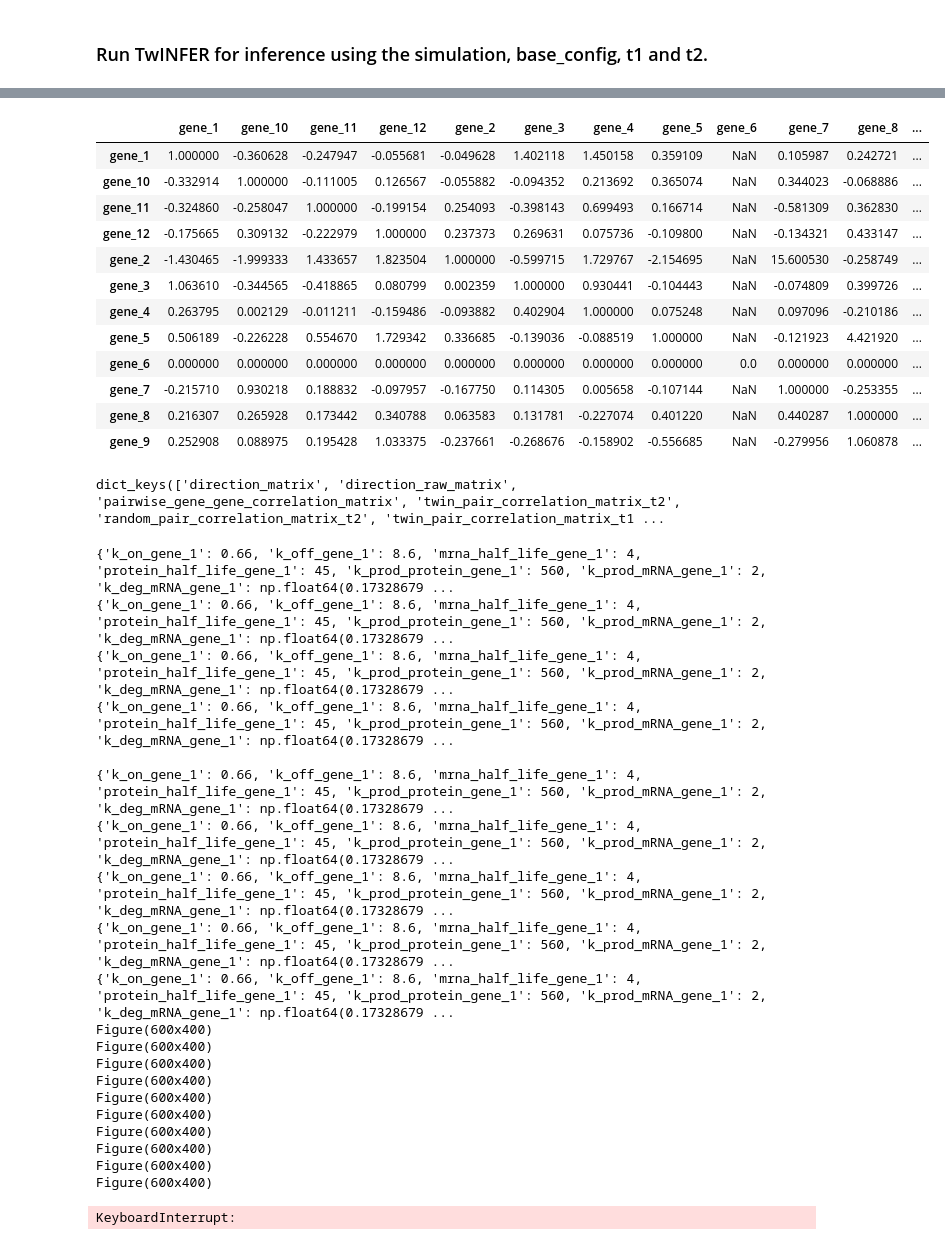
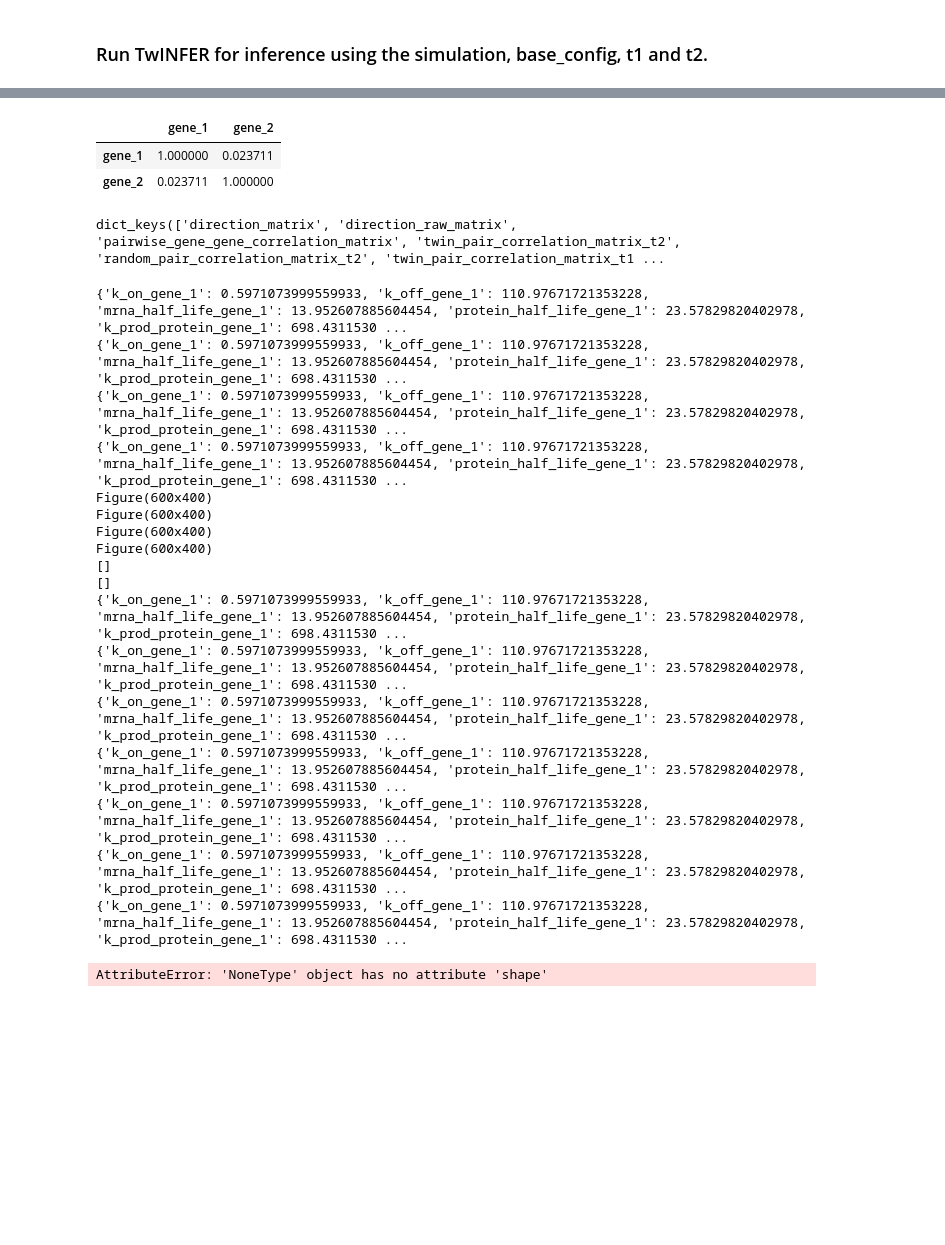
Before and after one commit to Keerthana910234/TwINFER, a Jupyter notebook: TwINFER_simulation_and_analysis.ipynb, the cells around one changed output, grey strips where cells are left out. Drawn from its saved outputs; the diff is of its cells as text; code cells hidden in the pictures; blank space fills up the shorter version.

```diff
--- a/TwINFER_simulation_and_analysis.ipynb
+++ b/TwINFER_simulation_and_analysis.ipynb
@@ -32,12 +32,12 @@ base_config = {
     'simulation_time_before_division': 1000, #The time used to run the initial cells before division. User must set this time to ensure the population reaches steady state [hours]
     'twin_simulation_time_after_division': 48, #The time twin cells are simulated after division and measurements are stored in the output[hours]
     'twin_measurement_resolution': 1, #The time between each measurement of twin cells [hours]. For example, if twin_sampling_duration is 12 and twin_measurement_resolution is 1, the final dataframe will contain hourly measurements for 12 hours (0 is birth).
-    "path_to_connectivity_matrix": f"/home/gzu5140/Keerthana_b1042/grnInference/simulation_data/connectivity_matrix_figure1network.txt", #path to the connectivity matrix specifying the GRN to simulate
-    "param_csv": f"{path_to_data}/median_parameter.csv", #Path to the parameters for all genes and interaction terms
-    "rows_to_use": [[0,0,0,0,0,0,0,0,0,0,0,0]], #Rows in the parameter's csv file for each gene. Example - [0,0] will mean use row 0 parameters for both gene 1 and 2. The length should be equal to number of genes in the system.
+    "path_to_connectivity_matrix": f"/home/gzu5140/Keerthana_b1042/grnInference/code/TwINFER/simulation_example_input_data/connectivity_matrix_A_to_B.txt", #path to the connectivity matrix specifying the GRN to simulate
+    "param_csv": f"/home/gzu5140/Keerthana_b1042/grnInference/simulation_data/parameter_scan_simulations/simulation_details/parameters_3genes_positive_reg_pi_on_r_add_scaled.csv", #Path to the parameters for all genes and interaction terms
+    "rows_to_use": [[0,1]], #Rows in the parameter's csv file for each gene. Example - [0,0] will mean use row 0 parameters for both gene 1 and 2. The length should be equal to number of genes in the system.
     "output_folder": f"{path_to_code_repo}/example_simulation_output/", #Path to folder to store simulation
     "log_file": f"{path_to_code_repo}/example_simulation_output/example_log.jsonl", #Path to the log file
-    "type": ":inear_cascade",  # Name of the network used -- will be in the filename
+    "type": ":linear_cascade",  # Name of the network used -- will be in the filename
     "number_of_parallel_parameters": 1, #Number of parameters to be run in parallel
     "number_of_cores_per_parameter": 4, #Number of cores to be used per parameter (number_of_parallel_parameters * number_of_cores_per_parameter = number of cores in your computer)
 }
@@ -108,7 +108,8 @@ def infer_with_twinfer(path_to_simulation_file= None, base_config=None, t1 = Non
                         plot_correlation_matrices_as_heatmap=True,
                         have_any_output=True,
                         seed = 101010,
-                        infer_direction_for_which_edges = "single-state"):
+                        infer_direction_for_which_edges = "single-state",
+                        n_cores = 4):
     """
     Infer gene regulatory interactions from simulated or experimental twin-cell data
     using the TwINFER pipeline.
@@ -321,7 +322,7 @@ def infer_with_twinfer(path_to_simulation_file= None, base_config=None, t1 = Non
         all_t1_t2_measurements, gene_list
     )
     no_regulation, potential_regulation, corr_threshold_used = check_gene_gene_correlation_threshold(
-        all_t1_t2_measurements, pairwise_gene_gene_correlation_matrix, gene_list,  threshold = threshold_gene_gene_corr, use_scramble = True, p_val_threshold = p_val_threshold_scrambled_gene_correlation, verbose = show_scrambled_distribution_gene_correlation
+        all_t1_t2_measurements, pairwise_gene_gene_correlation_matrix, gene_list,  threshold = threshold_gene_gene_corr, use_scramble = True, p_val_threshold = p_val_threshold_scrambled_gene_correlation, verbose = show_scrambled_distribution_gene_correlation, n_cores_to_use = n_cores
     )
 
     # print(no_regulation)
@@ -377,7 +378,7 @@ def infer_with_twinfer(path_to_simulation_file= None, base_config=None, t1 = Non
             all_gene_pairs = single_state_regulation + self_pairs
             direction_raw_matrix, direction_normalized_matrix = get_cross_correlations(across_t_twin1, across_t_twin2, gene_pairs=all_gene_pairs)
 
-            final_directed_edges = identify_actual_directed_edges(across_t_twin1, across_t_twin2, direction_raw_matrix, gene_pairs=all_gene_pairs, threshold = p_value_threshold_cross_correlation)
+            final_directed_edges = identify_actual_directed_edges(across_t_twin1, across_t_twin2, direction_raw_matrix, gene_pairs=all_gene_pairs, threshold = p_value_threshold_cross_correlation, n_cores_to_use = n_cores)
         else:
             final_directed_edges = []
             direction_normalized_matrix = pd.DataFrame(
@@ -387,7 +388,7 @@ def infer_with_twinfer(path_to_simulation_file= None, base_config=None, t1 = Non
             )
     else:
         direction_raw_matrix, direction_normalized_matrix = get_cross_correlations(across_t_twin1, across_t_twin2, gene_pairs=all_gene_pairs)
-        final_directed_edges = identify_actual_directed_edges(across_t_twin1, across_t_twin2, direction_raw_matrix, gene_pairs=all_gene_pairs, threshold = p_value_threshold_cross_correlation)
+        final_directed_edges = identify_actual_directed_edges(across_t_twin1, across_t_twin2, direction_raw_matrix, gene_pairs=all_gene_pairs, threshold = p_value_threshold_cross_correlation, n_cores_to_use = n_cores)
     print(final_directed_edges)
     # print(pre_threshold_direction_matrix)
 
@@ -463,21 +464,22 @@ Next, if there is regulation and single-state in the population, TwINFER can ide
 ### Run TwINFER for inference using the simulation, base_config, t1 and t2.
 # %%
 twinfer_kwargs = {
-    "path_to_simulation_file": "/home/gzu5140/Keerthana_b1042/grnInference/simulation_data/df_rows_0_0_0_0_0_0_0_0_0_0_0_0_22082025_170612_ncells_6000_figure1network_0be4a8c7.csv",
+    "path_to_simulation_file": "/home/gzu5140/Keerthana_b1042/grnInference/simulation_data/parameter_scan_simulations/df_row_0_1_24082025_163243_ncells_6000_A_to_B_62e95ed0.csv",
     "base_config": base_config,
     "t1": 1,  #time [hours] after division when t1 sample is collected
-    "t2": 20, #time [hours] after division when t2 sample is collected
+    "t2": 10, #time [hours] after division when t2 sample is collected
     "check_for_steady_state": True,
     "threshold_gene_gene_corr": 0.04, #Use direct threshold (used ONLY if use_scramble is False)
     "use_scramble": True, #If set to true, set the p_val_threshold_scrambled_gene_correlation;threshold_gene_gene_corr will NOT be used
     "p_val_threshold_scrambled_gene_correlation": 0.01, #used ONLY if use_scramble is True
     "show_scrambled_distribution_gene_correlation": True,
-    "z_score_threshold_two_states": 10,
+    "z_score_threshold_two_states": 15,
     "p_value_threshold_cross_correlation": 0.01,
     "plot_correlation_matrices_as_heatmap": True,
     "have_any_output": True,
-    "seed": 101010,
-    "infer_direction_for_which_edges": "all-edges" #can be either single-state or all-edges
+    "seed": 2025,
+    "infer_direction_for_which_edges": "all-edges", #can be either single-state or all-edges,
+    "n_cores": 4
 }
 # %%
 correlation_matrices = infer_with_twinfer(**twinfer_kwargs)
@@ -505,19 +517,9 @@ filtered_df.shape
 # %%
-correlation_matrices['direction_matrix']
+correlation_matrices['pairwise_gene_gene_correlation_matrix']
 # %% [output]
-|  | gene_1 | gene_10 | gene_11 | gene_12 | gene_2 | gene_3 | gene_4 | gene_5 | gene_6 | gene_7 | gene_8 | ... |
-| gene_1 | 1.000000 | -0.360628 | -0.247947 | -0.055681 | -0.049628 | 1.402118 | 1.450158 | 0.359109 | NaN | 0.105987 | 0.242721 | ... |
-| gene_10 | -0.332914 | 1.000000 | -0.111005 | 0.126567 | -0.055882 | -0.094352 | 0.213692 | 0.365074 | NaN | 0.344023 | -0.068886 | ... |
-| gene_11 | -0.324860 | -0.258047 | 1.000000 | -0.199154 | 0.254093 | -0.398143 | 0.699493 | 0.166714 | NaN | -0.581309 | 0.362830 | ... |
-| gene_12 | -0.175665 | 0.309132 | -0.222979 | 1.000000 | 0.237373 | 0.269631 | 0.075736 | -0.109800 | NaN | -0.134321 | 0.433147 | ... |
-| gene_2 | -1.430465 | -1.999333 | 1.433657 | 1.823504 | 1.000000 | -0.599715 | 1.729767 | -2.154695 | NaN | 15.600530 | -0.258749 | ... |
-| gene_3 | 1.063610 | -0.344565 | -0.418865 | 0.080799 | 0.002359 | 1.000000 | 0.930441 | -0.104443 | NaN | -0.074809 | 0.399726 | ... |
-| gene_4 | 0.263795 | 0.002129 | -0.011211 | -0.159486 | -0.093882 | 0.402904 | 1.000000 | 0.075248 | NaN | 0.097096 | -0.210186 | ... |
-| gene_5 | 0.506189 | -0.226228 | 0.554670 | 1.729342 | 0.336685 | -0.139036 | -0.088519 | 1.000000 | NaN | -0.121923 | 4.421920 | ... |
-| gene_6 | 0.000000 | 0.000000 | 0.000000 | 0.000000 | 0.000000 | 0.000000 | 0.000000 | 0.000000 | 0.0 | 0.000000 | 0.000000 | ... |
-| gene_7 | -0.215710 | 0.930218 | 0.188832 | -0.097957 | -0.167750 | 0.114305 | 0.005658 | -0.107144 | NaN | 1.000000 | -0.253355 | ... |
-| gene_8 | 0.216307 | 0.265928 | 0.173442 | 0.340788 | 0.063583 | 0.131781 | -0.227074 | 0.401220 | NaN | 0.440287 | 1.000000 | ... |
-| gene_9 | 0.252908 | 0.088975 | 0.195428 | 1.033375 | -0.237661 | -0.268676 | -0.158902 | -0.556685 | NaN | -0.279956 | 1.060878 | ... |
+|  | gene_1 | gene_2 |
+| gene_1 | 1.000000 | 0.023711 |
+| gene_2 | 0.023711 | 1.000000 |
 # %%
 correlation_matrices.keys()
 # %% [output]
@@ -581,27 +583,24 @@ def run_inference_for_pair(t1, t2):
 with tqdm_joblib(tqdm(desc="Running Twinfer inference", total=len(t1_t2_pairs))):
     results = Parallel(n_jobs=10)(delayed(run_inference_for_pair)(t1, t2) for t1, t2 in t1_t2_pairs)
 # %% [output]
-{'k_on_gene_1': 0.66, 'k_off_gene_1': 8.6, 'mrna_half_life_gene_1': 4, 'protein_half_life_gene_1': 45, 'k_prod_protein_gene_1': 560, 'k_prod_mRNA_gene_1': 2, 'k_deg_mRNA_gene_1': np.float64(0.17328679 ...
-{'k_on_gene_1': 0.66, 'k_off_gene_1': 8.6, 'mrna_half_life_gene_1': 4, 'protein_half_life_gene_1': 45, 'k_prod_protein_gene_1': 560, 'k_prod_mRNA_gene_1': 2, 'k_deg_mRNA_gene_1': np.float64(0.17328679 ...
-{'k_on_gene_1': 0.66, 'k_off_gene_1': 8.6, 'mrna_half_life_gene_1': 4, 'protein_half_life_gene_1': 45, 'k_prod_protein_gene_1': 560, 'k_prod_mRNA_gene_1': 2, 'k_deg_mRNA_gene_1': np.float64(0.17328679 ...
-{'k_on_gene_1': 0.66, 'k_off_gene_1': 8.6, 'mrna_half_life_gene_1': 4, 'protein_half_life_gene_1': 45, 'k_prod_protein_gene_1': 560, 'k_prod_mRNA_gene_1': 2, 'k_deg_mRNA_gene_1': np.float64(0.17328679 ...
-
-{'k_on_gene_1': 0.66, 'k_off_gene_1': 8.6, 'mrna_half_life_gene_1': 4, 'protein_half_life_gene_1': 45, 'k_prod_protein_gene_1': 560, 'k_prod_mRNA_gene_1': 2, 'k_deg_mRNA_gene_1': np.float64(0.17328679 ...
-{'k_on_gene_1': 0.66, 'k_off_gene_1': 8.6, 'mrna_half_life_gene_1': 4, 'protein_half_life_gene_1': 45, 'k_prod_protein_gene_1': 560, 'k_prod_mRNA_gene_1': 2, 'k_deg_mRNA_gene_1': np.float64(0.17328679 ...
-{'k_on_gene_1': 0.66, 'k_off_gene_1': 8.6, 'mrna_half_life_gene_1': 4, 'protein_half_life_gene_1': 45, 'k_prod_protein_gene_1': 560, 'k_prod_mRNA_gene_1': 2, 'k_deg_mRNA_gene_1': np.float64(0.17328679 ...
-{'k_on_gene_1': 0.66, 'k_off_gene_1': 8.6, 'mrna_half_life_gene_1': 4, 'protein_half_life_gene_1': 45, 'k_prod_protein_gene_1': 560, 'k_prod_mRNA_gene_1': 2, 'k_deg_mRNA_gene_1': np.float64(0.17328679 ...
-{'k_on_gene_1': 0.66, 'k_off_gene_1': 8.6, 'mrna_half_life_gene_1': 4, 'protein_half_life_gene_1': 45, 'k_prod_protein_gene_1': 560, 'k_prod_mRNA_gene_1': 2, 'k_deg_mRNA_gene_1': np.float64(0.17328679 ...
+{'k_on_gene_1': 0.5971073999559933, 'k_off_gene_1': 110.97671721353228, 'mrna_half_life_gene_1': 13.952607885604454, 'protein_half_life_gene_1': 23.57829820402978, 'k_prod_protein_gene_1': 698.4311530 ...
+{'k_on_gene_1': 0.5971073999559933, 'k_off_gene_1': 110.97671721353228, 'mrna_half_life_gene_1': 13.952607885604454, 'protein_half_life_gene_1': 23.57829820402978, 'k_prod_protein_gene_1': 698.4311530 ...
+{'k_on_gene_1': 0.5971073999559933, 'k_off_gene_1': 110.97671721353228, 'mrna_half_life_gene_1': 13.952607885604454, 'protein_half_life_gene_1': 23.57829820402978, 'k_prod_protein_gene_1': 698.4311530 ...
+{'k_on_gene_1': 0.5971073999559933, 'k_off_gene_1': 110.97671721353228, 'mrna_half_life_gene_1': 13.952607885604454, 'protein_half_life_gene_1': 23.57829820402978, 'k_prod_protein_gene_1': 698.4311530 ...
 Figure(600x400)
 Figure(600x400)
 Figure(600x400)
 Figure(600x400)
-Figure(600x400)
-Figure(600x400)
-Figure(600x400)
-Figure(600x400)
-Figure(600x400)
-Figure(600x400)
+[]
+[]
+{'k_on_gene_1': 0.5971073999559933, 'k_off_gene_1': 110.97671721353228, 'mrna_half_life_gene_1': 13.952607885604454, 'protein_half_life_gene_1': 23.57829820402978, 'k_prod_protein_gene_1': 698.4311530 ...
+{'k_on_gene_1': 0.5971073999559933, 'k_off_gene_1': 110.97671721353228, 'mrna_half_life_gene_1': 13.952607885604454, 'protein_half_life_gene_1': 23.57829820402978, 'k_prod_protein_gene_1': 698.4311530 ...
+{'k_on_gene_1': 0.5971073999559933, 'k_off_gene_1': 110.97671721353228, 'mrna_half_life_gene_1': 13.952607885604454, 'protein_half_life_gene_1': 23.57829820402978, 'k_prod_protein_gene_1': 698.4311530 ...
+{'k_on_gene_1': 0.5971073999559933, 'k_off_gene_1': 110.97671721353228, 'mrna_half_life_gene_1': 13.952607885604454, 'protein_half_life_gene_1': 23.57829820402978, 'k_prod_protein_gene_1': 698.4311530 ...
+{'k_on_gene_1': 0.5971073999559933, 'k_off_gene_1': 110.97671721353228, 'mrna_half_life_gene_1': 13.952607885604454, 'protein_half_life_gene_1': 23.57829820402978, 'k_prod_protein_gene_1': 698.4311530 ...
+{'k_on_gene_1': 0.5971073999559933, 'k_off_gene_1': 110.97671721353228, 'mrna_half_life_gene_1': 13.952607885604454, 'protein_half_life_gene_1': 23.57829820402978, 'k_prod_protein_gene_1': 698.4311530 ...
+{'k_on_gene_1': 0.5971073999559933, 'k_off_gene_1': 110.97671721353228, 'mrna_half_life_gene_1': 13.952607885604454, 'protein_half_life_gene_1': 23.57829820402978, 'k_prod_protein_gene_1': 698.4311530 ...
-KeyboardInterrupt:
+AttributeError: 'NoneType' object has no attribute 'shape'
 # %%
 def plot_directional_correlation_heatmap(df, value_col, title, cmap="coolwarm_r", figsize=(12, 8)):
     """
```
Also changed, not shown: parts of 3 cells of this notebook, 8 other files.
